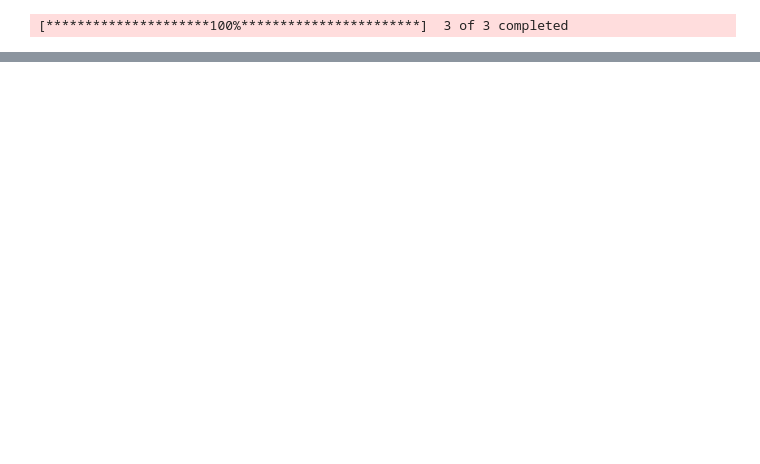
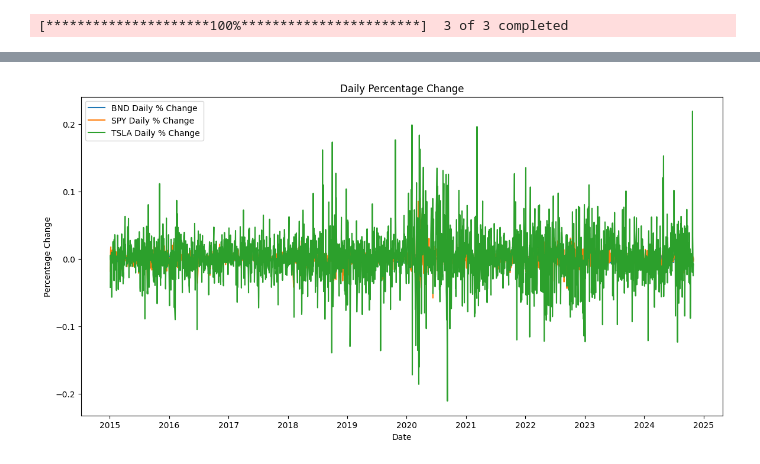
Before and after one commit to Abdulaziz7878/GMF, a Jupyter notebook: notebooks/EDA.ipynb, the cells around one changed output, grey strips where cells are left out. Cells and saved outputs as stored; diff of their text form; code cells hidden in the pictures; blank space fills up the shorter version.

```diff
--- a/notebooks/EDA.ipynb
+++ b/notebooks/EDA.ipynb
@@ -29,0 +56,4 @@ dtype: int64
+# %%
+pct_change = visualize_daily_percentage_change(cleaned_data)
+# %% [output]
+[figure, added]
```
Also changed, not shown: parts of 93 cells of this notebook.
